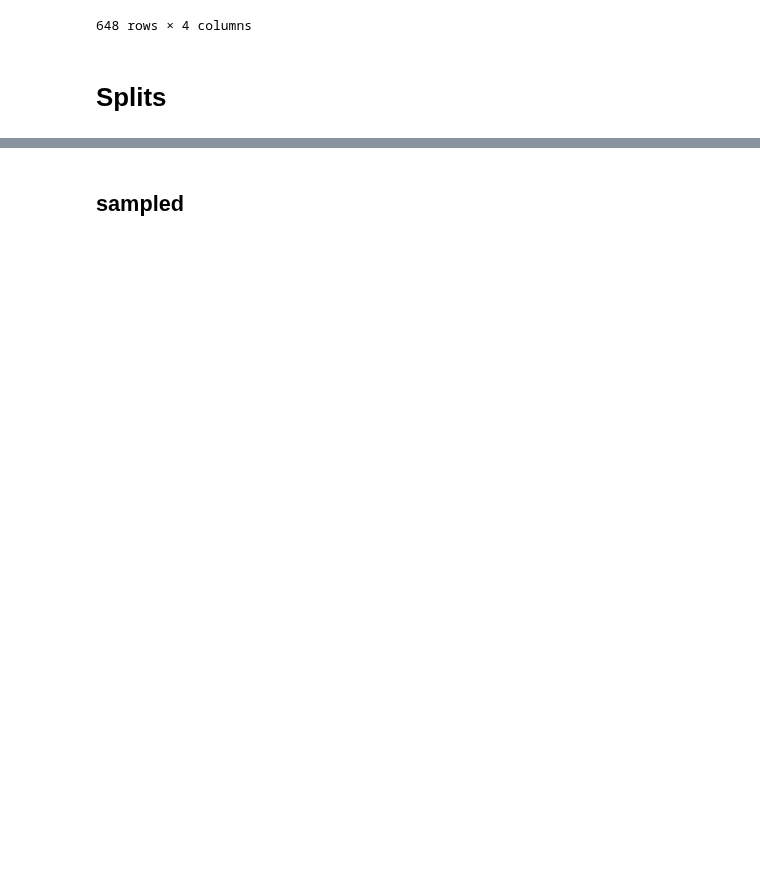
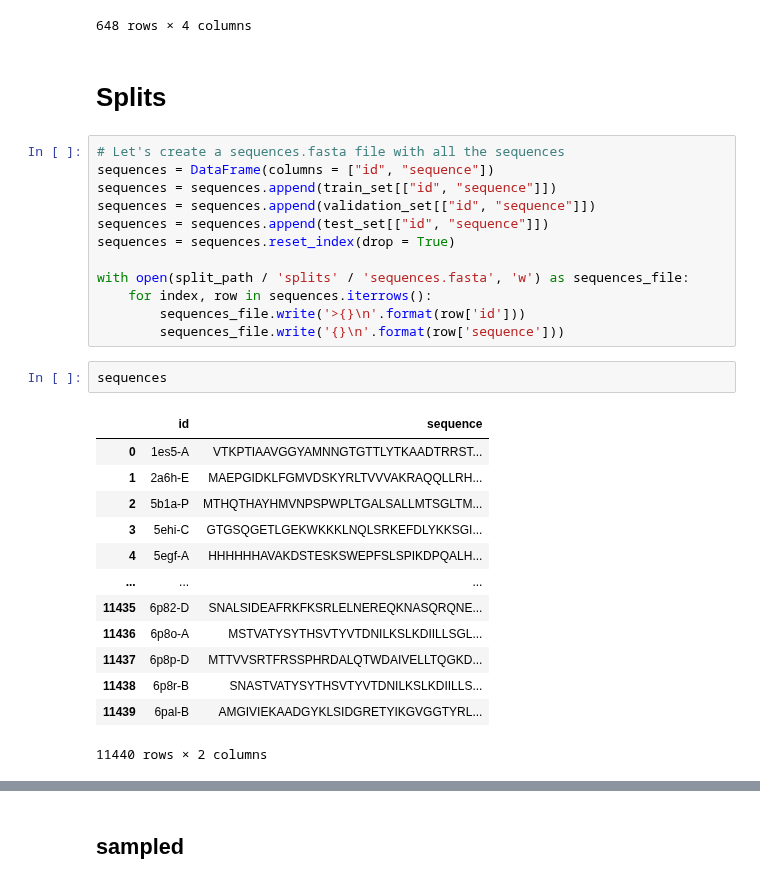
Before and after one commit to J-SNACKKB/FLIP, a Jupyter notebook: collect_splits/7_secondary_structure.ipynb, the cells around one changed output, grey strips where cells are left out. Cells and saved outputs as stored; diff of their text form; blank space fills up the shorter version.

```diff
--- a/collect_splits/7_secondary_structure.ipynb
+++ b/collect_splits/7_secondary_structure.ipynb
@@ -99,3 +99,31 @@ test_set
 648 rows × 4 columns
 # %% [markdown]
 # Splits
+# %%
+# Let's create a sequences.fasta file with all the sequences
+sequences = DataFrame(columns = ["id", "sequence"])
+sequences = sequences.append(train_set[["id", "sequence"]])
+sequences = sequences.append(validation_set[["id", "sequence"]])
+sequences = sequences.append(test_set[["id", "sequence"]])
+sequences = sequences.reset_index(drop = True)
+
+with open(split_path / 'splits' / 'sequences.fasta', 'w') as sequences_file:
+    for index, row in sequences.iterrows():
+        sequences_file.write('>{}\n'.format(row['id']))
+        sequences_file.write('{}\n'.format(row['sequence']))
+# %%
+sequences
+# %% [output]
+|  | id | sequence |
+| 0 | 1es5-A | VTKPTIAAVGGYAMNNGTGTTLYTKAADTRRST... |
+| 1 | 2a6h-E | MAEPGIDKLFGMVDSKYRLTVVVAKRAQQLLRH... |
+| 2 | 5b1a-P | MTHQTHAYHMVNPSPWPLTGALSALLMTSGLTM... |
+| 3 | 5ehi-C | GTGSQGETLGEKWKKKLNQLSRKEFDLYKKSGI... |
+| 4 | 5egf-A | HHHHHHAVAKDSTESKSWEPFSLSPIKDPQALH... |
+| ... | ... | ... |
+| 11435 | 6p82-D | SNALSIDEAFRKFKSRLELNEREQKNASQRQNE... |
+| 11436 | 6p8o-A | MSTVATYSYTHSVTYVTDNILKSLKDIILLSGL... |
+| 11437 | 6p8p-D | MTTVVSRTFRSSPHRDALQTWDAIVELLTQGKD... |
+| 11438 | 6p8r-B | SNASTVATYSYTHSVTYVTDNILKSLKDIILLS... |
+| 11439 | 6pal-B | AMGIVIEKAADGYKLSIDGRETYIKGVGGTYRL... |
+11440 rows × 2 columns
```
Also changed, not shown: parts of 6 cells of this notebook, 3 other files.
